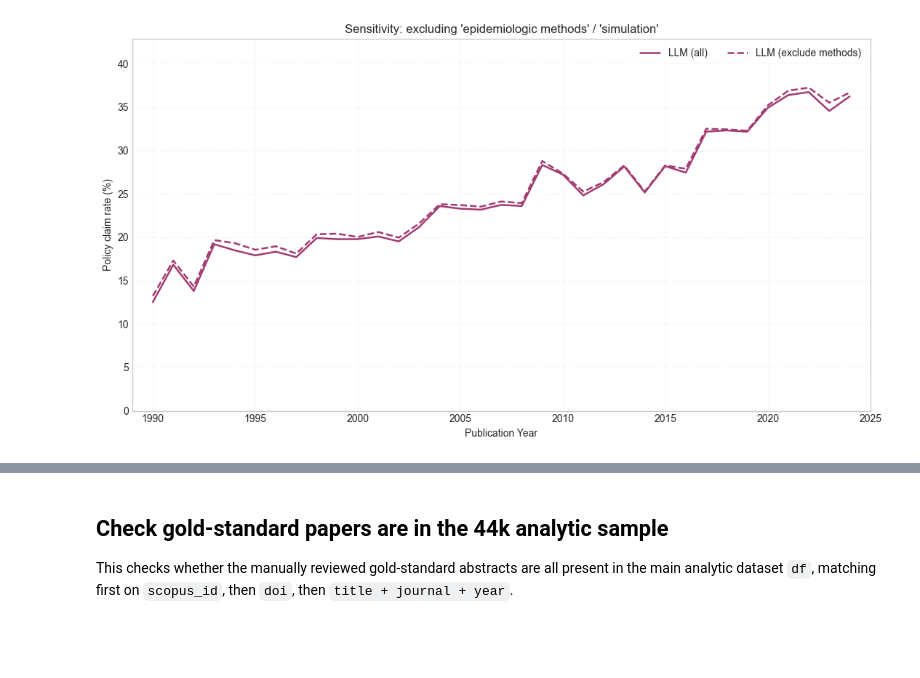
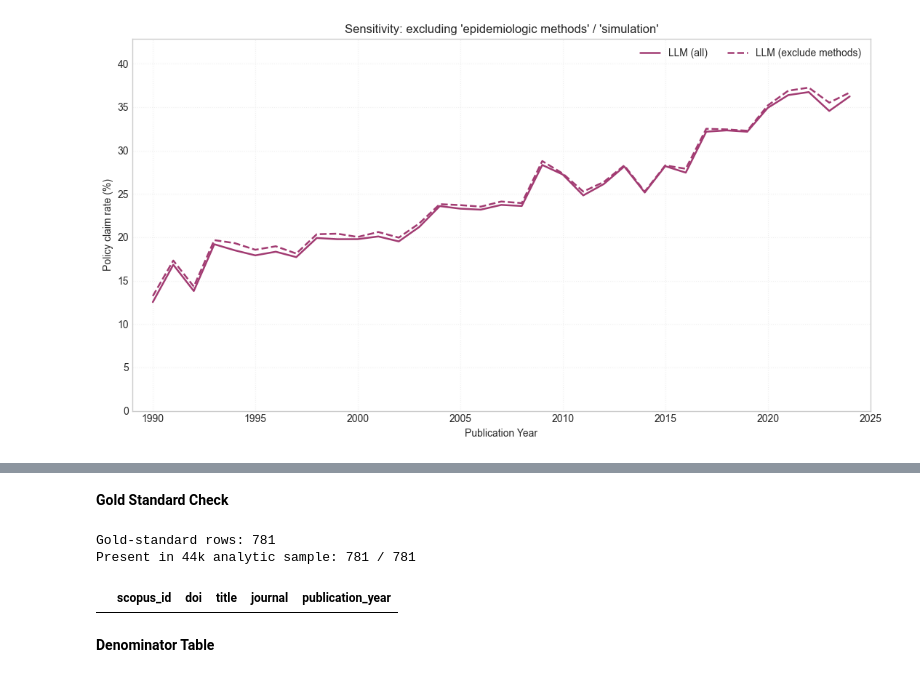
Before and after one commit to dbann/policyclaims, a Jupyter notebook: code/Main_analyses_supplemental.ipynb, the cells around one changed output, grey strips where cells are left out. Saved outputs shown, nothing was run; the diff lists cells and outputs as text; code cells hidden in the pictures; blank space fills up the shorter version.

```diff
--- a/code/Main_analyses_supplemental.ipynb
+++ b/code/Main_analyses_supplemental.ipynb
@@ -4672,4 +4652,0 @@ summary_df
-# %% [markdown]
-## Check gold-standard papers are in the 44k analytic sample
-
-This checks whether the manually reviewed gold-standard abstracts are all present in the main analytic dataset `df`, matching first on `scopus_id`, then `doi`, then `title + journal + year`.
@@ -4734,0 +4653,60 @@ missing_gold
+# %% [markdown]
+**Gold Standard Check**
+# %%
+import pandas as pd
+import sys, subprocess
+from pathlib import Path
+
+try:
+    import openpyxl
+except ImportError:
+    subprocess.check_call([sys.executable, "-m", "pip", "install", "-q", "openpyxl"])
+
+gold = pd.read_excel("../table/gold_standard.xlsx", sheet_name="in").copy()
+analytic = df.copy()  # final ~44k analytic sample used in the paper
+
+def norm_scopus(x):
+    x = x.astype(str).str.strip().str.upper()
+    x = x.str.replace(r"^SCOPUS_ID:", "", regex=True).str.replace(r"\.0$", "", regex=True)
+    return x.replace({"": pd.NA, "NAN": pd.NA, "NONE": pd.NA})
+
+def norm_doi(x):
+    x = x.astype(str).str.strip().str.lower()
+    x = x.str.replace(r"^https?://(dx\.)?doi\.org/", "", regex=True)
+    return x.replace({"": pd.NA, "nan": pd.NA, "none": pd.NA})
+
+def norm_text(x):
+    x = x.astype(str).str.lower().str.strip().str.replace(r"\s+", " ", regex=True)
+    return x.replace({"": pd.NA, "nan": pd.NA, "none": pd.NA})
+
+for d in (gold, analytic):
+    d["scopus_id_norm"] = norm_scopus(d["scopus_id"])
+    d["doi_norm"] = norm_doi(d["doi"])
+    d["fallback_key"] = (
+        norm_text(d["title"]) + "|" +
+        norm_text(d["journal"]) + "|" +
+        pd.to_numeric(d["publication_year"], errors="coerce").astype("Int64").astype(str)
+    )
+
+gold["in_44k"] = (
+    gold["scopus_id_norm"].isin(set(analytic["scopus_id_norm"].dropna())) |
+    gold["doi_norm"].isin(set(analytic["doi_norm"].dropna())) |
+    gold["fallback_key"].isin(set(analytic["fallback_key"].dropna()))
+)
+
+print(f"Gold-standard rows: {len(gold)}")
+print(f"Present in 44k analytic sample: {gold['in_44k'].sum()} / {len(gold)}")
+
+missing_gold = gold.loc[
+    ~gold["in_44k"],
+    ["scopus_id", "doi", "title", "journal", "publication_year"]
+].copy()
+
+missing_gold.to_csv("../table/gold_standard_missing.csv", index=False)
+missing_gold
+# %% [output]
+Gold-standard rows: 781
+Present in 44k analytic sample: 781 / 781
+|  | scopus_id | doi | title | journal | publication_year |
+# %% [markdown]
+**Denominator Table**
```
Also changed, not shown: parts of 13 cells of this notebook.
